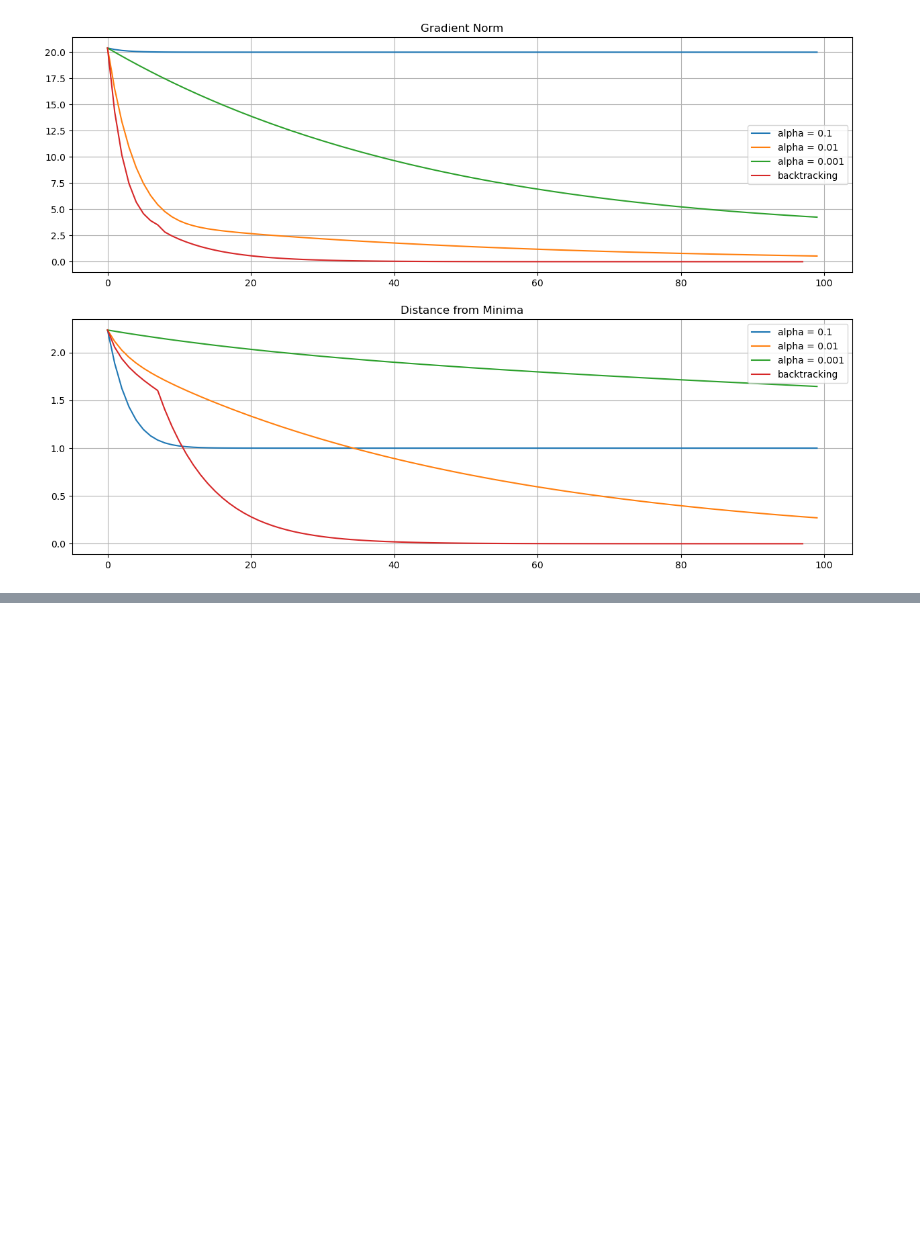
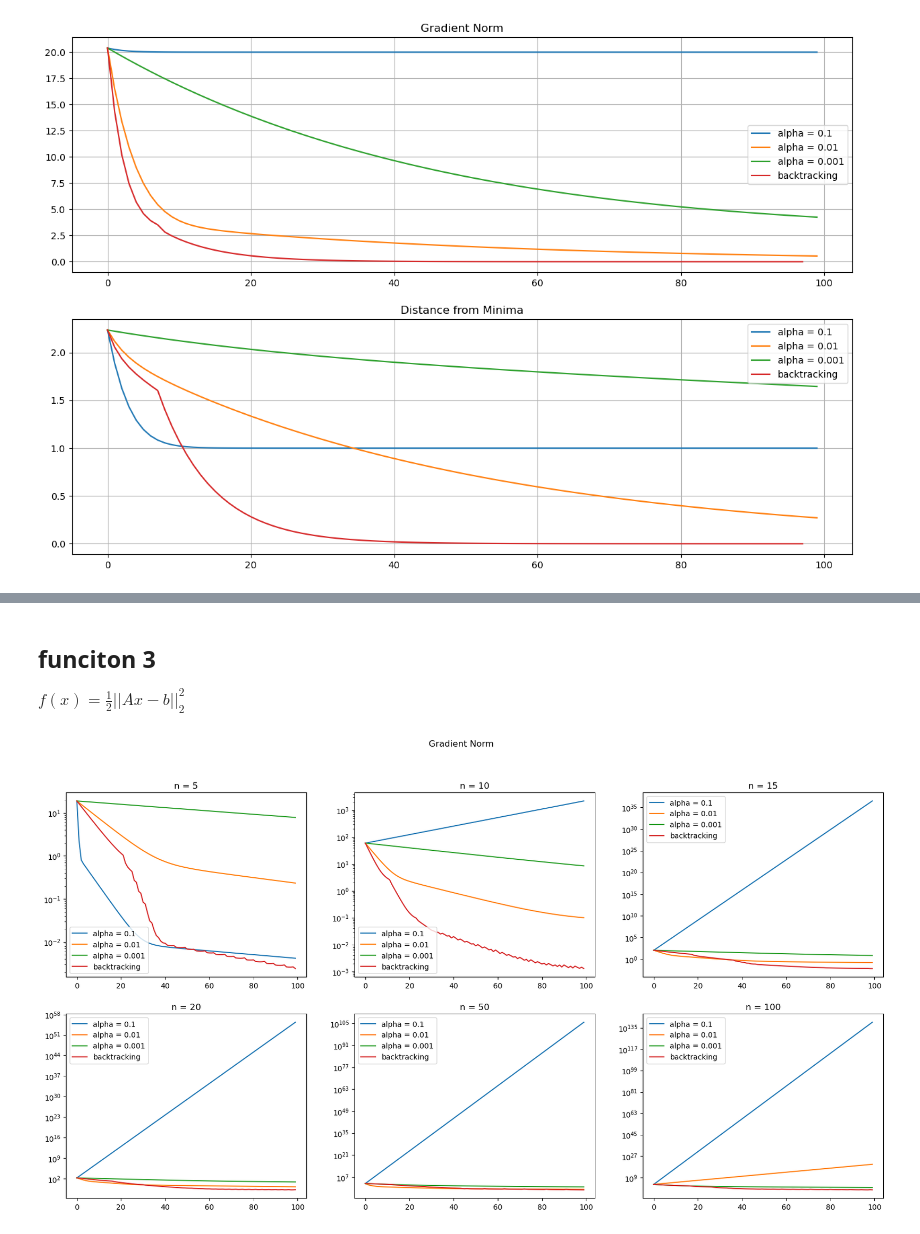
Before and after one commit to Rezashatery/Optimization-via-Gradient-Descent, a Jupyter notebook: Optimization via Gradient Descent.ipynb, the cells around one changed output, grey strips where cells are left out. Cells and saved outputs as stored; diff of their text form; code cells hidden in the pictures; blank space fills up the shorter version.

Commit message:
third funciton optimization

```diff
--- a/Optimization via Gradient Descent.ipynb
+++ b/Optimization via Gradient Descent.ipynb
@@ -257,0 +263,57 @@ backtracking    final result : [1.         1.99999033]  minimum acceptable error
+# %% [markdown]
+## funciton 3
+
+$f(x) = \frac{1}{2}||Ax − b||_2^2$
+# %%
+def f(x):
+    b = A @ x_true
+    return 1/2 * np.linalg.norm(A @ x - b) ** 2
+
+def grad_f(x):
+    b = A @ x_true
+    return  A.T @ (A @ x - b)
+
+# setting stop conditions
+kmax = 100
+tolf = 10**-6
+tolx = 10**-6
+
+# different step size
+alphas = [0.1, 0.01, 0.001]
+n_values = [5,10,15,20, 50 , 100]
+
+fig, axes = plt.subplots(2,3, figsize = (20,10))
+
+for i, ax in enumerate(axes.flatten()):
+
+    legends = list()
+
+    n = n_values[i]
+    ax.set_title(f'n = {n}')
+
+    # generate equation matrixes
+    A = np.vander(np.linspace(0,1,n))
+    x_true = np.ones(n)
+
+    # initial the first step
+    x0 = np.zeros(n)
+
+    for j in range(4): # we have 4 different alpha
+        if j == 3:
+            x, k, f_val, grads, err, stop_condition = gradient_descent(f, grad_f, x0, kmax, tolf, tolx, back_tracked=True)
+            legends.append('backtracking')
+        else:
+            x, k, f_val, grads, err, stop_condition = gradient_descent(f, grad_f, x0, kmax, tolf, tolx, back_tracked=False, alpha=alphas[j])
+            legends.append(f'alpha = {alphas[j]}')
+
+        ax.plot(err)
+#         ax.plot((np.linalg.norm((np.repeat(np.array([np.ones(n)]), x.shape[1], axis = 0).T - x), axis = 0)))
+
+    ax.set_yscale('log')
+    ax.legend(legends)
+
+plt.suptitle('Gradient Norm')
+# plt.suptitle('Distance from minima')
+plt.show()
+# %% [output]
+[figure, added]
```
Also changed, not shown: parts of 2 cells of this notebook.
